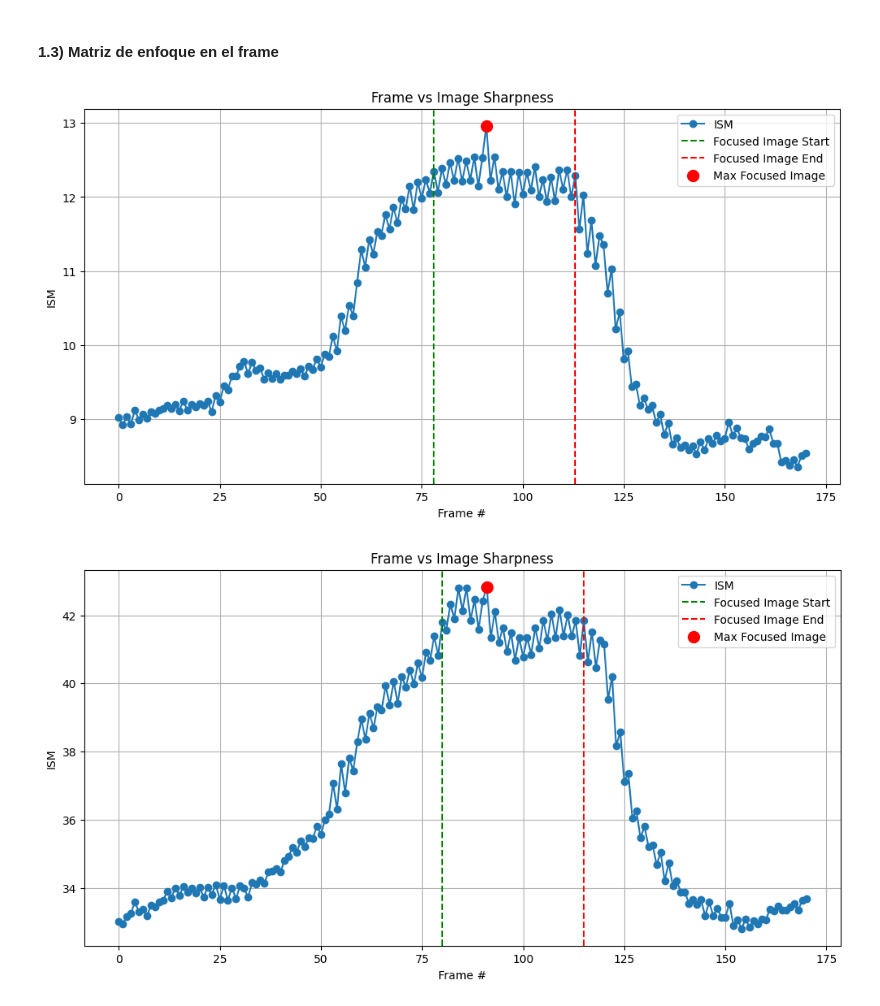
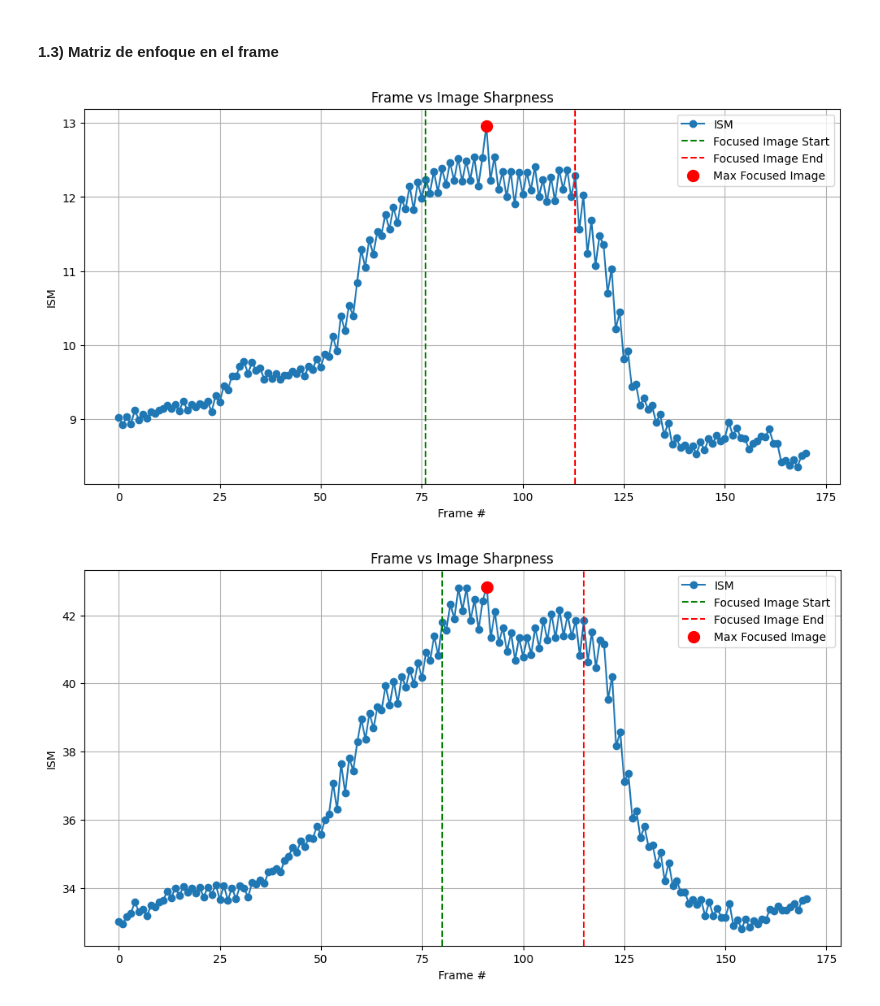
Before and after one commit to DevJulianSalas/computer-vision-tps, a Jupyter notebook: jupyter/tps-vision/tp_2.ipynb, the cells around one changed output. Cells and saved outputs as stored; diff of their text form; code cells hidden in the pictures.

Commit message:
end up Tp2 with second algorithm using gradient derrivative GRA1

```diff
--- a/jupyter/tps-vision/tp_2.ipynb
+++ b/jupyter/tps-vision/tp_2.ipynb
@@ -216,12 +256,12 @@ set_video_with_roi(
 #### **1.2) ROI al centro del frame**
 # %%
 video_path = "./TP2/focus_video.mov"
+video_output= "./TP2/output_focused_videos/blur_measure-algorithm/10%_frame.mp4"
+percentile = 90
+roi_percentage = 10
+
 fm_values, frame_indices = process_video_blur_measure(video_path, True, 5)
-start_focused, end_focused, max_focused_value, max_focused_index = get_limits_focused_image(fm_values)
-
-video_output= "./TP2/output_focused_videos/10%_frame.mp4"
-percentile = 89
-roi_percentage = 10
+start_focused, end_focused, max_focused_value, max_focused_index = get_limits_focused_image(fm_values, percentile)
 
 plot_the_fm_values(
     frame_indices,
@@ -239,5 +279,6 @@ set_video_with_roi(
     percentile,
     roi_percentage
 )
+output_results(start_focused,end_focused, max_focused_value)
 # %% [output]
 [figure]
@@ -246,37 +288,36 @@ set_video_with_roi(
 # %%
 video_path = "./TP2/focus_video.mov"
 percentile = 89
 roi_percentage = 10
 
 grid_sizes = [(3, 3), (5, 5), (7, 7)]
 for grid_size in grid_sizes:
     N, M = grid_size
     fm_values, frame_indices = process_video_blur_measure(
         video_path,
-        is_roi=False,
-        roi_portion=0,
         is_focus_matrix=True,
         N=N,
         M=M
     )
-    start_focused, end_focused, max_focused_value, max_focused_index = get_limits_focused_image(fm_values)
+    start_focused, end_focused, max_focused_value, max_focused_index = get_limits_focused_image(fm_values, percentile)
     plot_the_fm_values(
         frame_indices,
         fm_values,
         start_focused,
         end_focused,
         max_focused_value,
         max_focused_index
     )
-    video_output = f"./TP2/output_focused_videos/{M}x{N}-frame.mp4"
+    video_output = f"./TP2/output_focused_videos/blur_measure-algorithm/{M}x{N}-frame.mp4"
     set_video_with_roi(
         fm_values,
         video_path,
         video_output,
         percentile,
         roi_percentage
     )
+    output_results(start_focused,end_focused, max_focused_value)
 # %% [output]
-[figure, old version]
+[figure, new version]
 [figure]
 [figure]
```
Also changed, not shown: parts of 10 cells of this notebook, 7 other files.
